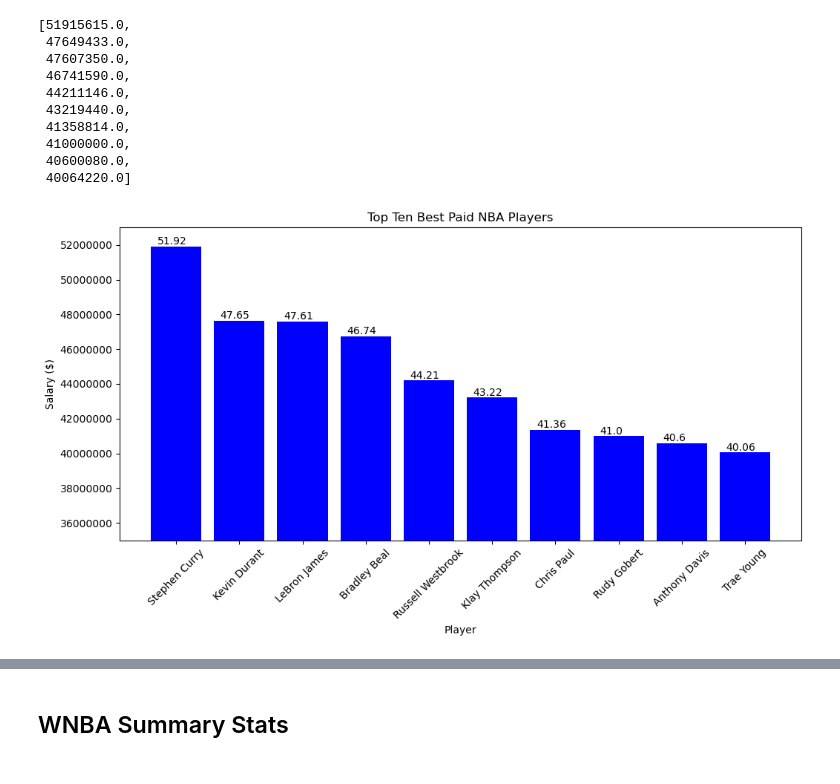
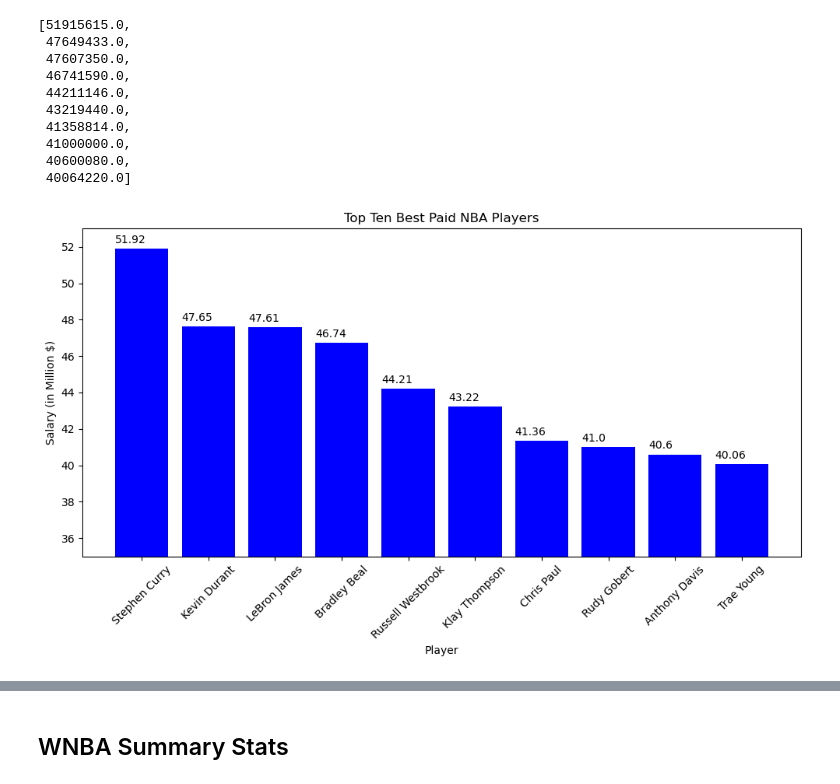
Before and after one commit to Hensonkk/NBA-VS-WNBA, a Jupyter notebook: NBA_WNBA_Analysis.ipynb, the cells around one changed output, grey strips where cells are left out. Drawn from its saved outputs; the diff is of its cells as text; code cells hidden in the pictures.

```diff
--- a/NBA_WNBA_Analysis.ipynb
+++ b/NBA_WNBA_Analysis.ipynb
@@ -266,25 +295,26 @@ list(Salary)
 # %%
 #top_ten_best_paid_nba = nba_salaries.sort_values(by = "Salary", ascending = False)[:10]
 
 plt.figure(figsize=(10,6))
-bars = plt.bar(x_axis, Salary, facecolor = "blue")
+bars = plt.bar(x_axis, Salary /1e6, facecolor = "blue")
 plt.title("Top Ten Best Paid NBA Players")
 plt.xlabel("Player")
 plt.xticks(x_axis,Player,rotation=45)
-plt.ylim(35e6,53e6)
-plt.ylabel("Salary ($)")
+plt.ylim(35,53)
+plt.ylabel("Salary (in Million $)")
 
 # print(bars)
 for b in bars:
 #     print(b.get_height())
-    plt.text(x = 0.1 + b.get_x(), y = 100000 + b.get_height(), s = str(round(b.get_height()/1000000,2)))
+    #plt.text(x = 0.1 + b.get_x(), y = 100000 + b.get_height()/1000000, s = str(round(b.get_height(),2)))
+    plt.text(x = b.get_x(),y=0.3 + b.get_height(), s = str(round(b.get_height(),2)))
 
 plt.tight_layout()
 plt.ticklabel_format(style='plain', useOffset=False, axis='y')
 
 plt.savefig("graph_outputs/TopTen_NBA.png")
 plt.show()
 # %% [output]
-[figure, old version]
+[figure, new version]
 # %%
 nba_salaries.columns
```
Also changed, not shown: parts of 15 cells of this notebook, 4 other files.
